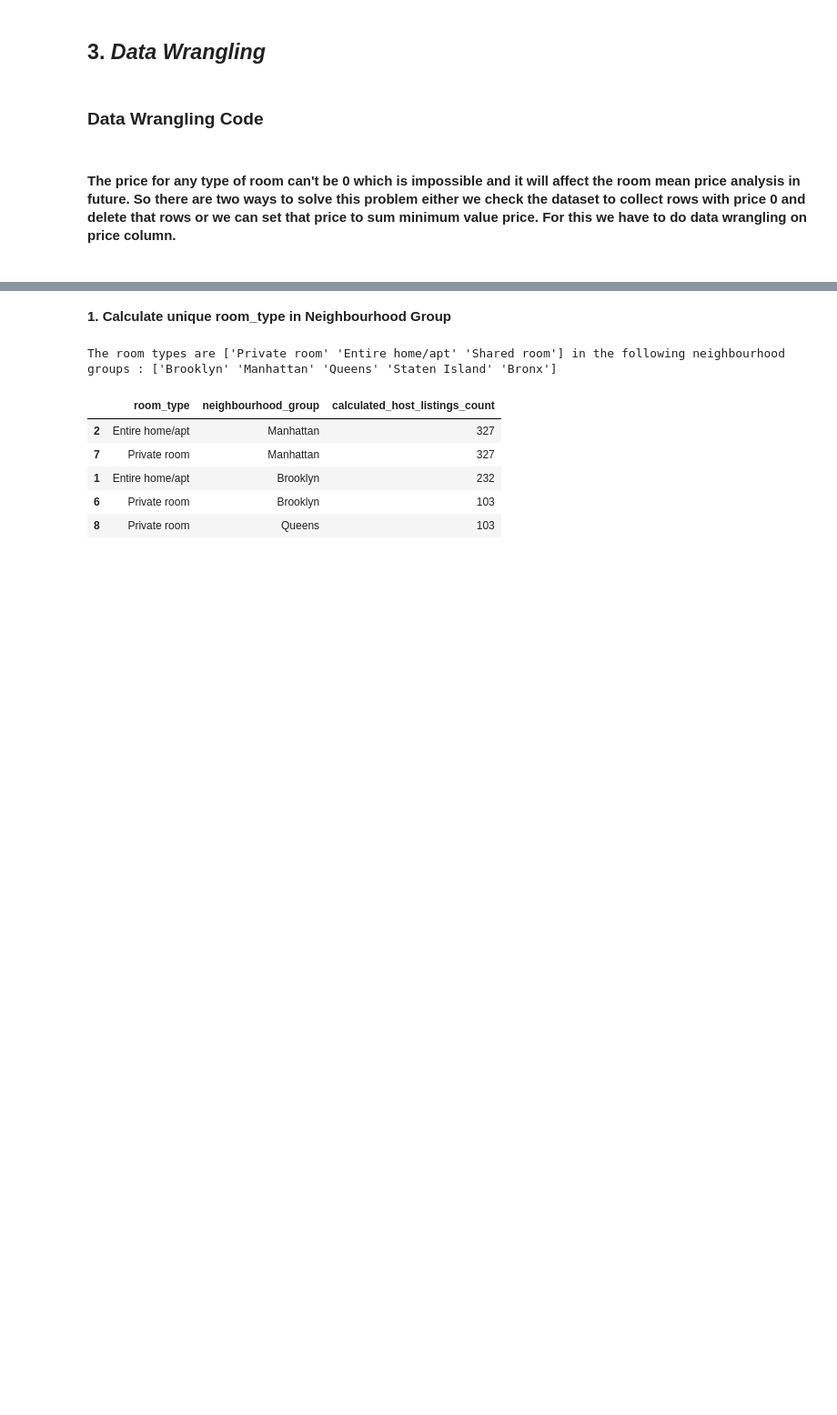
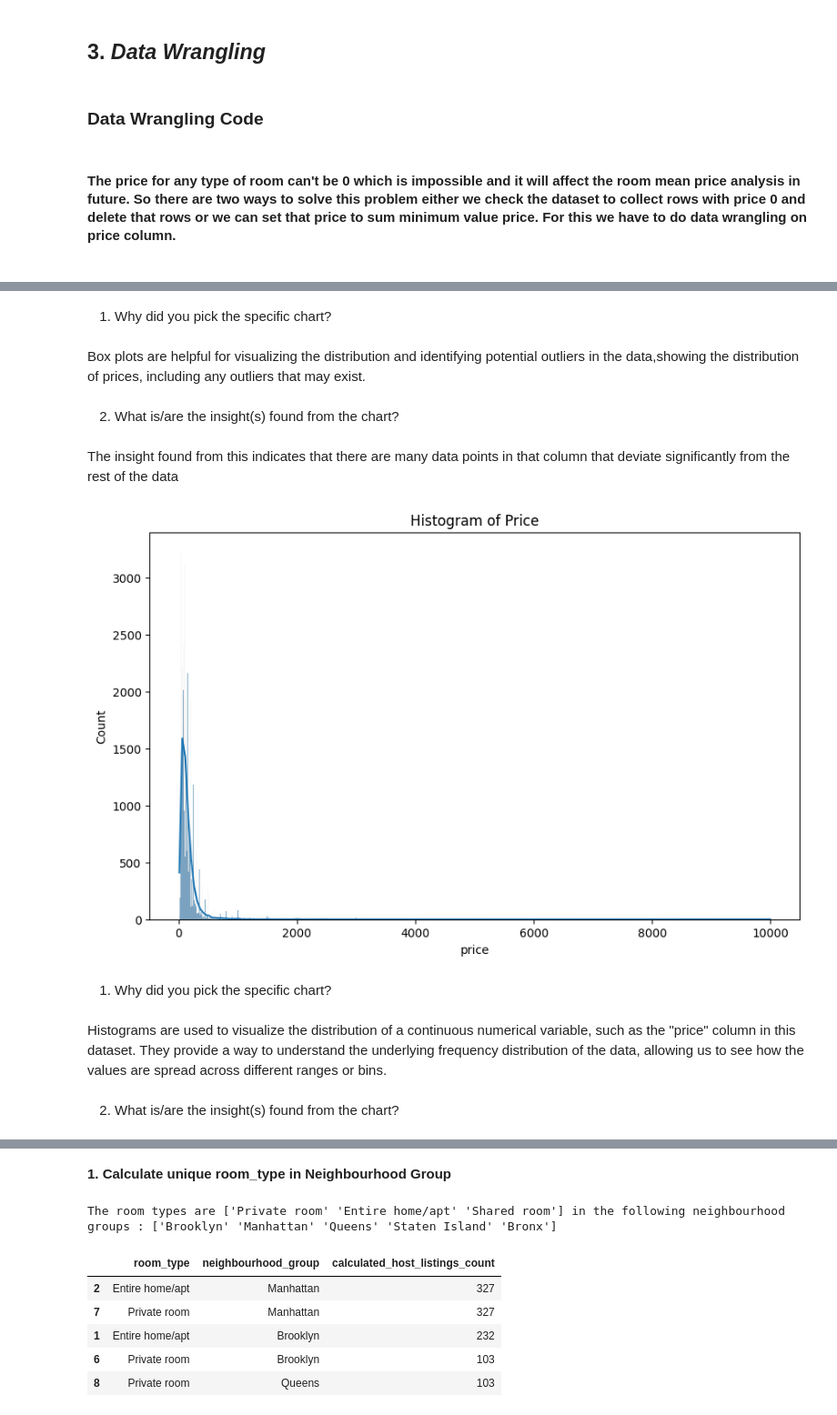
Before and after one commit to Pranita1994/EDA_Project, a Jupyter notebook: AirBnb_Bookings_Analysis.ipynb, the cells around one changed output, grey strips where cells are left out. Shown at 91% size. Cells and saved outputs as stored; diff of their text form; code cells hidden in the pictures; blank space fills up the shorter version.

```diff
--- a/AirBnb_Bookings_Analysis.ipynb
+++ b/AirBnb_Bookings_Analysis.ipynb
@@ -360,0 +568,22 @@ No. of unique values in  availability_365 is 366 .
+# %% [markdown]
+1. Why did you pick the specific chart?
+# %% [markdown]
+Box plots are helpful for visualizing the distribution and identifying potential outliers in the data,showing the distribution of prices, including any outliers that may exist.
+# %% [markdown]
+2. What is/are the insight(s) found from the chart?
+# %% [markdown]
+ The insight found from this indicates that there are many data points in that column that deviate significantly from the rest of the data
+# %%
+# Plot histogram to visualize the distribution of prices
+plt.figure(figsize=(10, 6))
+sns.histplot(df['price'], kde=True)
+plt.title('Histogram of Price')
+plt.show()
+# %% [output]
+[figure, added]
+# %% [markdown]
+1. Why did you pick the specific chart?
+# %% [markdown]
+Histograms are used to visualize the distribution of a continuous numerical variable, such as the "price" column in this dataset. They provide a way to understand the underlying frequency distribution of the data, allowing us to see how the values are spread across different ranges or bins.
+# %% [markdown]
+2. What is/are the insight(s) found from the chart?
```
Also changed, not shown: parts of 12 cells of this notebook.
